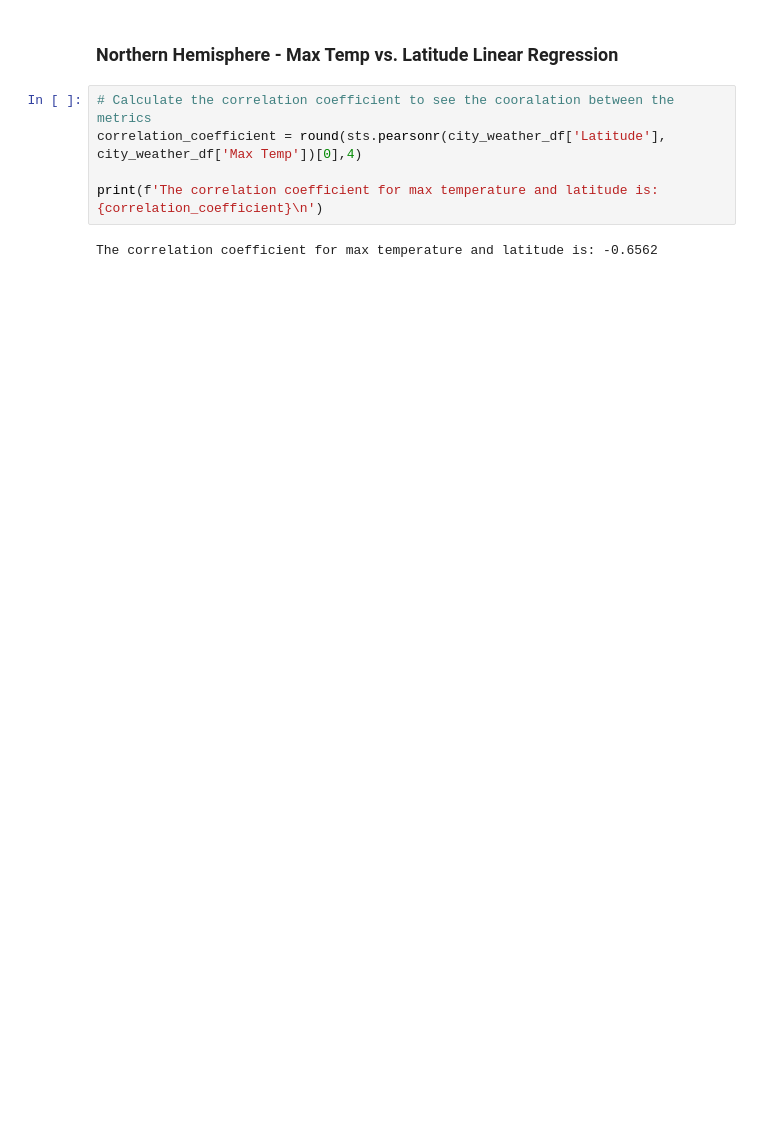
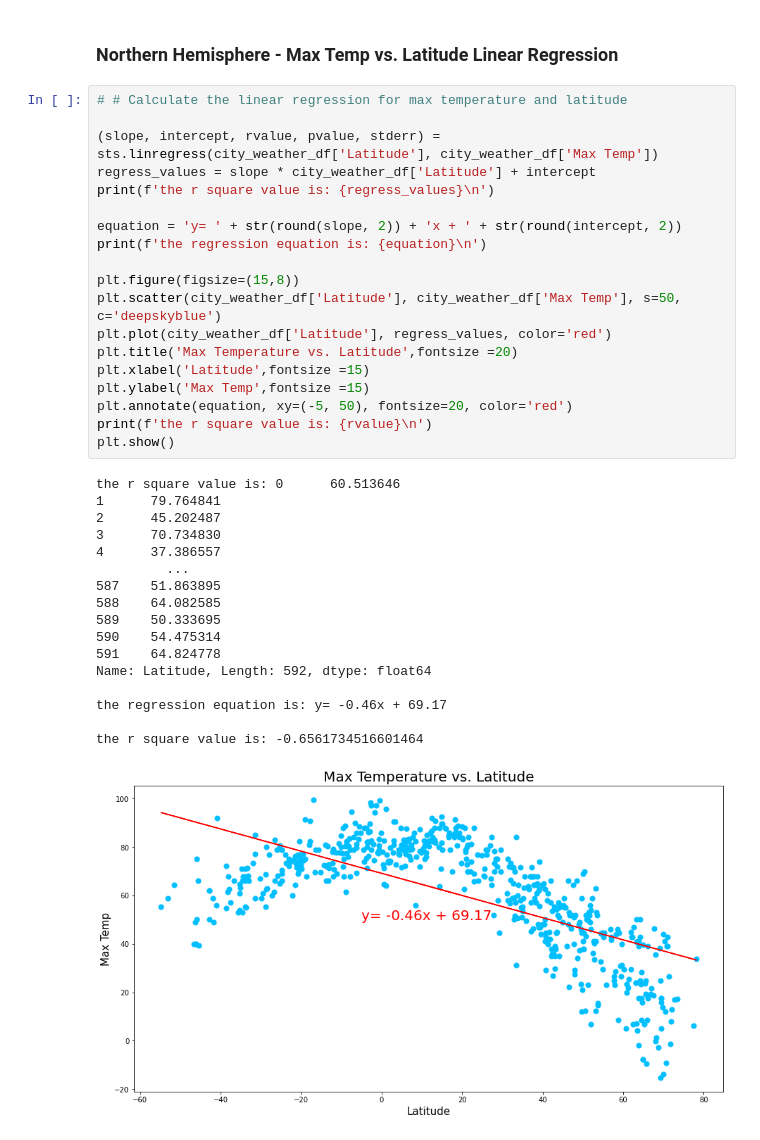
Before and after one commit to JimKTran/UofT-BCS-Python-API-Challenge, a Jupyter notebook: WeatherPy/WeatherPy_Final.ipynb, the cells around one changed output. Saved outputs shown, nothing was run; the diff lists cells and outputs as text; blank space fills up the shorter version.

```diff
--- a/WeatherPy/WeatherPy_Final.ipynb
+++ b/WeatherPy/WeatherPy_Final.ipynb
@@ -227,9 +236,39 @@ plt.show()
 # %% [markdown]
 ###  Northern Hemisphere - Max Temp vs. Latitude Linear Regression
-# %%
-# Calculate the correlation coefficient to see the cooralation between the metrics
-correlation_coefficient = round(sts.pearsonr(city_weather_df['Latitude'], city_weather_df['Max Temp'])[0],4)
-
-print(f'The correlation coefficient for max temperature and latitude is: {correlation_coefficient}\n')
-# %% [output]
-The correlation coefficient for max temperature and latitude is: -0.6562
+# %%
+# # Calculate the linear regression for max temperature and latitude
+
+(slope, intercept, rvalue, pvalue, stderr) = sts.linregress(city_weather_df['Latitude'], city_weather_df['Max Temp'])
+regress_values = slope * city_weather_df['Latitude'] + intercept
+print(f'the r square value is: {regress_values}\n')
+
+equation = 'y= ' + str(round(slope, 2)) + 'x + ' + str(round(intercept, 2))
+print(f'the regression equation is: {equation}\n')
+
+plt.figure(figsize=(15,8))
+plt.scatter(city_weather_df['Latitude'], city_weather_df['Max Temp'], s=50, c='deepskyblue')
+plt.plot(city_weather_df['Latitude'], regress_values, color='red')
+plt.title('Max Temperature vs. Latitude',fontsize =20)
+plt.xlabel('Latitude',fontsize =15)
+plt.ylabel('Max Temp',fontsize =15)
+plt.annotate(equation, xy=(-5, 50), fontsize=20, color='red')
+print(f'the r square value is: {rvalue}\n')
+plt.show()
+# %% [output]
+the r square value is: 0      60.513646
+1      79.764841
+2      45.202487
+3      70.734830
+4      37.386557
+         ...
+587    51.863895
+588    64.082585
+589    50.333695
+590    54.475314
+591    64.824778
+Name: Latitude, Length: 592, dtype: float64
+
+the regression equation is: y= -0.46x + 69.17
+
+the r square value is: -0.6561734516601464
+[figure, added]
```
Also changed, not shown: parts of 2 cells of this notebook.
